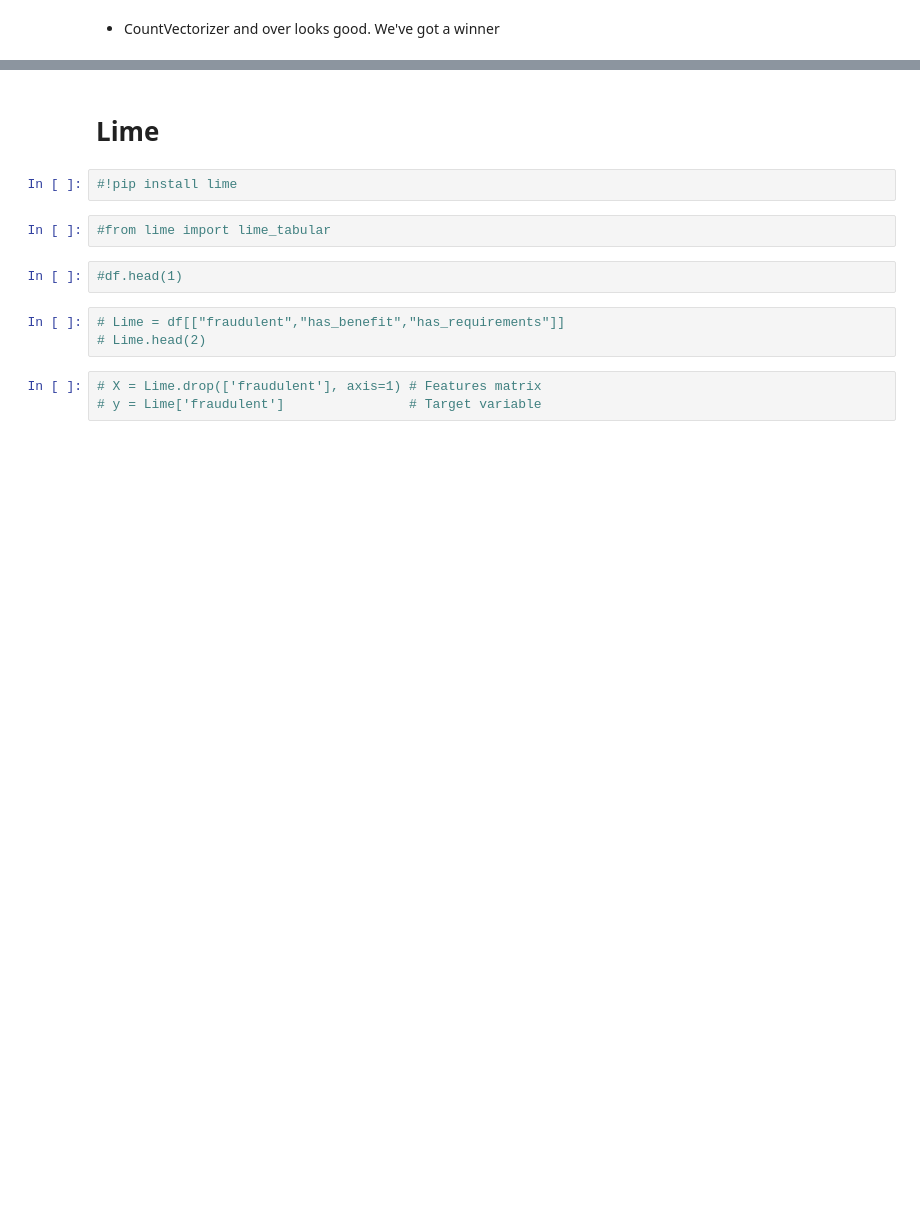
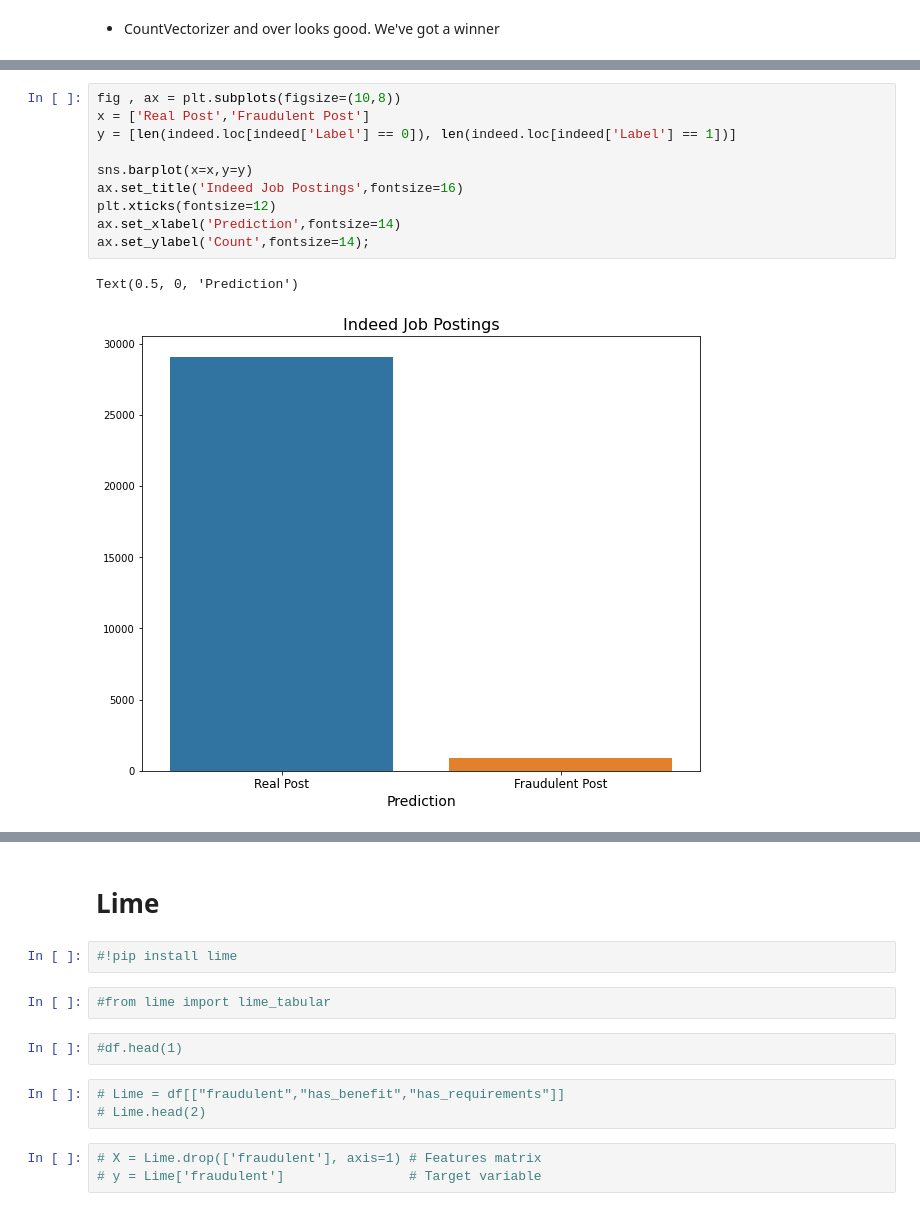
Before and after one commit to MellissaValle/Fraudulent-Job-Postings, a Jupyter notebook: Notebooks/Mellissa's NB.ipynb, the cells around one changed output, grey strips where cells are left out. Drawn from its saved outputs; the diff is of its cells as text; blank space fills up the shorter version.

```diff
--- a/Notebooks/Mellissa's NB.ipynb
+++ b/Notebooks/Mellissa's NB.ipynb
@@ -983,0 +1057,13 @@ plot_confusion_matrix(imb_log_model,
+# %%
+fig , ax = plt.subplots(figsize=(10,8))
+x = ['Real Post','Fraudulent Post']
+y = [len(indeed.loc[indeed['Label'] == 0]), len(indeed.loc[indeed['Label'] == 1])]
+
+sns.barplot(x=x,y=y)
+ax.set_title('Indeed Job Postings',fontsize=16)
+plt.xticks(fontsize=12)
+ax.set_xlabel('Prediction',fontsize=14)
+ax.set_ylabel('Count',fontsize=14);
+# %% [output]
+Text(0.5, 0, 'Prediction')
+[figure, added]
```
Also changed, not shown: parts of 34 cells of this notebook, 1 other file.
